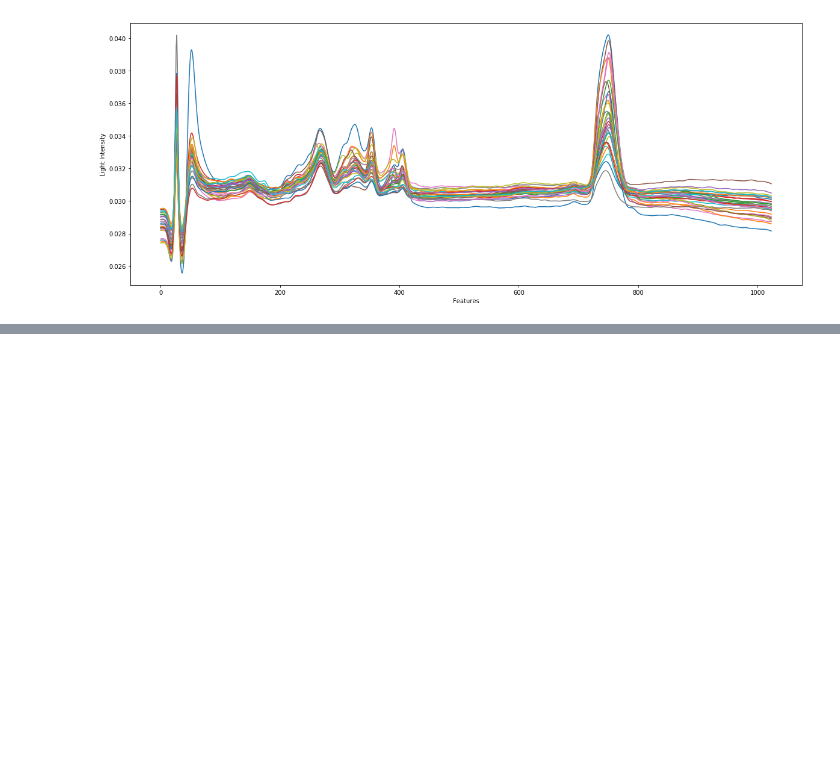
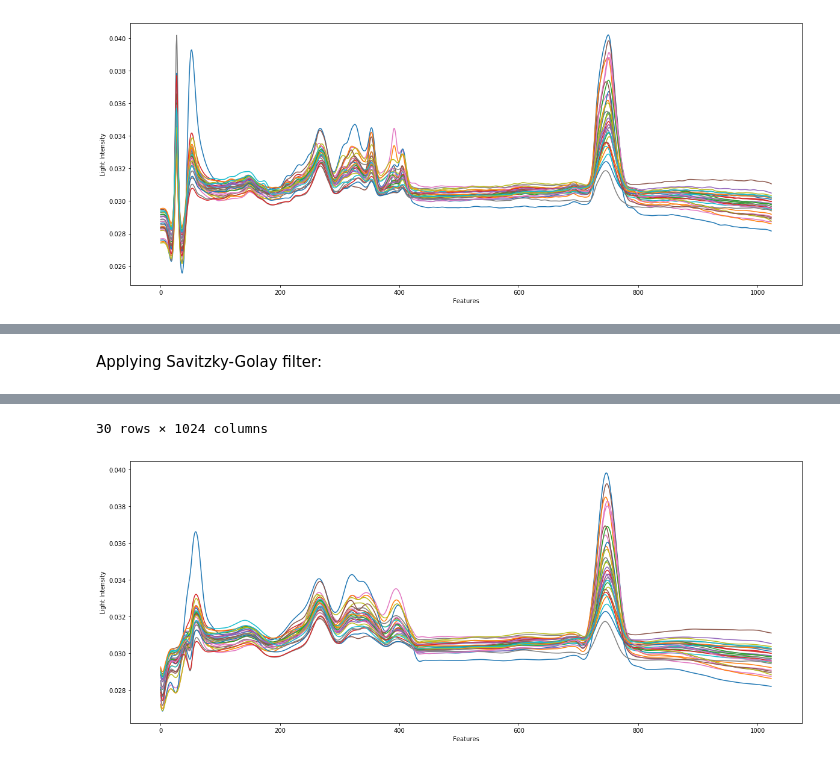
Before and after one commit to Engcompaulo/mestrado, a Jupyter notebook: disciplinas/Estudos_Especiais/notebook/FungusAnalysis.ipynb, the cells around one changed output, grey strips where cells are left out. Cells and saved outputs as stored; diff of their text form; code cells hidden in the pictures; blank space fills up the shorter version.

```diff
--- a/disciplinas/Estudos_Especiais/notebook/FungusAnalysis.ipynb
+++ b/disciplinas/Estudos_Especiais/notebook/FungusAnalysis.ipynb
@@ -133,0 +189,17 @@ for i, (name, row) in enumerate(df3.iterrows()):
+# %% [markdown]
+Applying Savitzky-Golay filter:
+# %%
+import scipy.signal
+
+df4 = pd.DataFrame(scipy.signal.savgol_filter(df3.values, 51, 3, mode='nearest'))
+
+x_train, y_train, x_test, y_test = get_data(df4.values)
+
+display(df4)
+
+fig, ax = plt.subplots(figsize=(20, 8))
+plt.xlabel('Features')
+plt.ylabel('Light Intensity')
+for i, (name, row) in enumerate(df4.iterrows()):
+  ax.plot(range(1024), row)
+# %% [output]
@@ -133,0 +223,2 @@ for i, (name, row) in enumerate(df3.iterrows()):
+30 rows × 1024 columns
+[figure, added]
```
Also changed, not shown: parts of 13 cells of this notebook.
